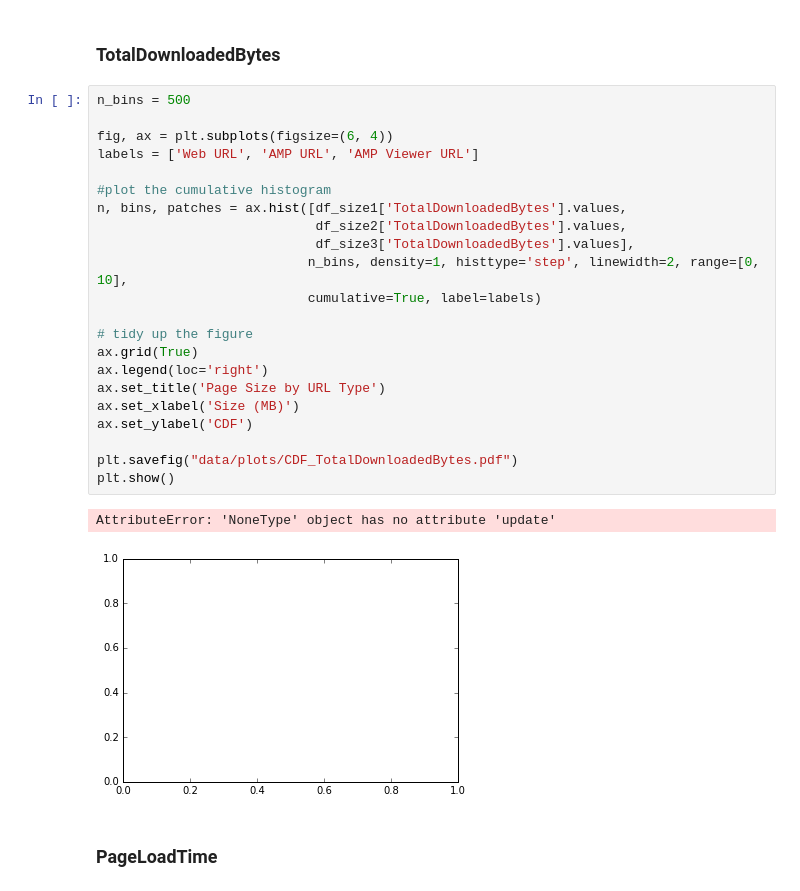
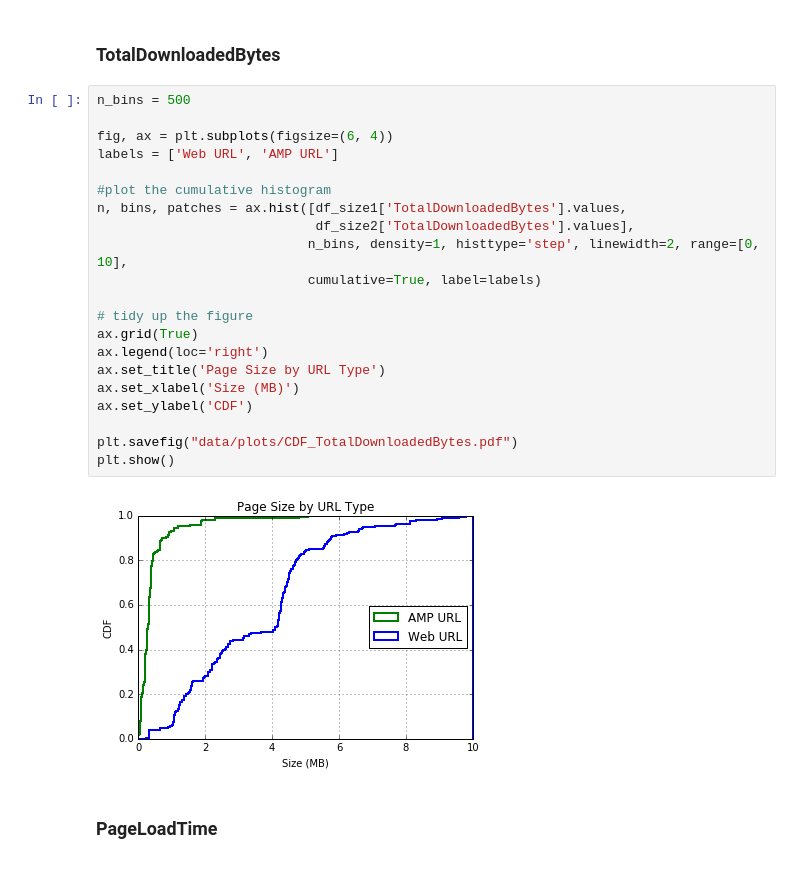
Before and after one commit to AFRINIC-Labs/content-africa-study, a Jupyter notebook: ampproject-study/Data-Analysis.ipynb, the cells around one changed output. Drawn from its saved outputs; the diff is of its cells as text.

```diff
--- a/ampproject-study/Data-Analysis.ipynb
+++ b/ampproject-study/Data-Analysis.ipynb
@@ -189,28 +206,26 @@ plt.show()
 # %%
 n_bins = 500
 
 fig, ax = plt.subplots(figsize=(6, 4))
-labels = ['Web URL', 'AMP URL', 'AMP Viewer URL']
+labels = ['Web URL', 'AMP URL']
 
 #plot the cumulative histogram
 n, bins, patches = ax.hist([df_size1['TotalDownloadedBytes'].values,
-                            df_size2['TotalDownloadedBytes'].values,
-                            df_size3['TotalDownloadedBytes'].values],
+                            df_size2['TotalDownloadedBytes'].values],
                            n_bins, density=1, histtype='step', linewidth=2, range=[0, 10],
                            cumulative=True, label=labels)
 
 # tidy up the figure
 ax.grid(True)
 ax.legend(loc='right')
 ax.set_title('Page Size by URL Type')
 ax.set_xlabel('Size (MB)')
 ax.set_ylabel('CDF')
 
 plt.savefig("data/plots/CDF_TotalDownloadedBytes.pdf")
 plt.show()
 # %% [output]
-AttributeError: 'NoneType' object has no attribute 'update'
-[figure, old version]
+[figure, new version]
 # %% [markdown]
 ### PageLoadTime
 # %%
```
Also changed, not shown: parts of 6 cells of this notebook, 10 other files.
